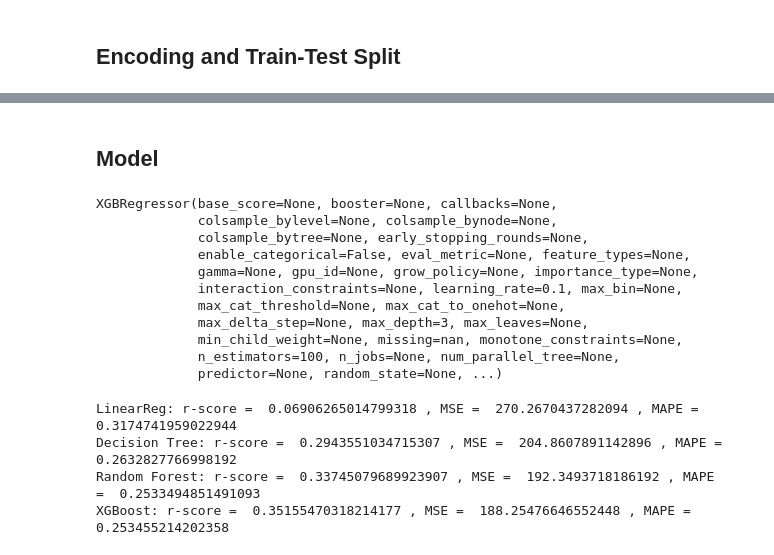
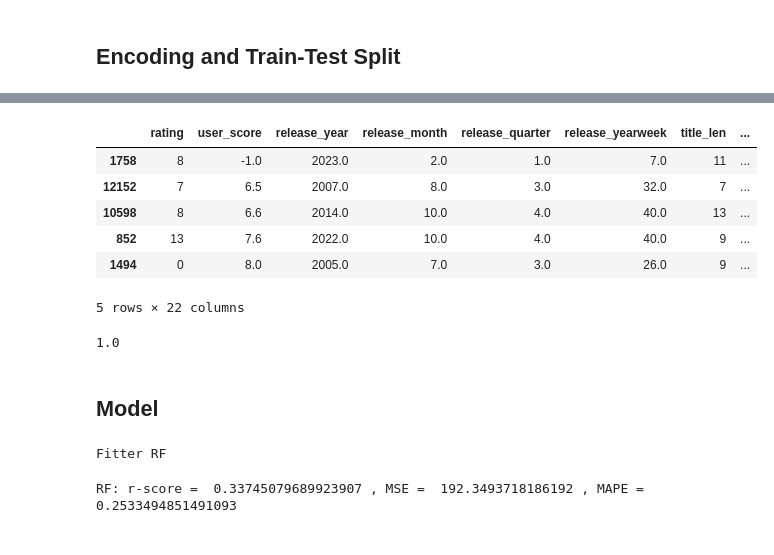
Before and after one commit to shantellesmith/movie_rating_prediction, a Jupyter notebook: notebooks/003_Modelling/Metacritic_Model.ipynb, the cells around one changed output, grey strips where cells are left out. Cells and saved outputs as stored; diff of their text form; code cells hidden in the pictures.

```diff
--- a/notebooks/003_Modelling/Metacritic_Model.ipynb
+++ b/notebooks/003_Modelling/Metacritic_Model.ipynb
@@ -539,3 +115,17 @@ Name: metascore, Length: 97, dtype: int64
+# %%
+X_train.head()
+# %% [output]
+|  | rating | user_score | release_year | release_month | release_quarter | release_yearweek | title_len | ... |
+| 1758 | 8 | -1.0 | 2023.0 | 2.0 | 1.0 | 7.0 | 11 | ... |
+| 12152 | 7 | 6.5 | 2007.0 | 8.0 | 3.0 | 32.0 | 7 | ... |
+| 10598 | 8 | 6.6 | 2014.0 | 10.0 | 4.0 | 40.0 | 13 | ... |
+| 852 | 13 | 7.6 | 2022.0 | 10.0 | 4.0 | 40.0 | 9 | ... |
+| 1494 | 0 | 8.0 | 2005.0 | 7.0 | 3.0 | 26.0 | 9 | ... |
+5 rows × 22 columns
+# %%
+X_train['title_uniq_vs_words'].max()
+# %% [output]
+1.0
 # %% [markdown]
 ## Model
 # %%
@@ -568,18 +158,12 @@ xgboost_reg_model = xgboost_reg_grid.best_estimator_
 # %%
-linear_reg_model.fit(X_train, y_train)
-decision_tree_reg_model.fit(X_train, y_train)
+#linear_reg_model.fit(X_train, y_train)
+#print('Fitter LG')
+#decision_tree_reg_model.fit(X_train, y_train)
+#print('Fitter DT')
 random_forest_reg_model.fit(X_train, y_train)
-xgboost_reg_model.fit(X_train, y_train)
+print('Fitter RF')
+#xgboost_reg_model.fit(X_train, y_train)
+#print('Fitter XGB')
 # %% [output]
-XGBRegressor(base_score=None, booster=None, callbacks=None,
-             colsample_bylevel=None, colsample_bynode=None,
-             colsample_bytree=None, early_stopping_rounds=None,
-             enable_categorical=False, eval_metric=None, feature_types=None,
-             gamma=None, gpu_id=None, grow_policy=None, importance_type=None,
-             interaction_constraints=None, learning_rate=0.1, max_bin=None,
-             max_cat_threshold=None, max_cat_to_onehot=None,
-             max_delta_step=None, max_depth=3, max_leaves=None,
-             min_child_weight=None, missing=nan, monotone_constraints=None,
-             n_estimators=100, n_jobs=None, num_parallel_tree=None,
-             predictor=None, random_state=None, ...)
+Fitter RF
 # %%
@@ -590,23 +174,13 @@ y_pred_xgb = xgboost_reg_model.predict(X_test)
-# %%
-# Step 5: Evaluate the model performance
-print("LinearReg: r-score = ",metrics.r2_score(y_test, y_pred_linear), ", MSE = ",
-      metrics.mean_squared_error(y_test, y_pred_linear),", MAPE = ",
-      metrics.mean_absolute_percentage_error(y_test, y_pred_linear))
-
-print("Decision Tree: r-score = ",metrics.r2_score(y_test, y_pred_dt), ", MSE = ",
-      metrics.mean_squared_error(y_test, y_pred_dt),", MAPE = ",
-      metrics.mean_absolute_percentage_error(y_test, y_pred_dt))
-
-print("Random Forest: r-score = ",metrics.r2_score(y_test, y_pred_rf), ", MSE = ",
-      metrics.mean_squared_error(y_test, y_pred_rf),", MAPE = ",
-      metrics.mean_absolute_percentage_error(y_test, y_pred_rf))
-
-print("XGBoost: r-score = ",metrics.r2_score(y_test, y_pred_xgb), ", MSE = ",
-      metrics.mean_squared_error(y_test, y_pred_xgb),", MAPE = ",
-      metrics.mean_absolute_percentage_error(y_test, y_pred_xgb))
-# %% [output]
-LinearReg: r-score =  0.06906265014799318 , MSE =  270.2670437282094 , MAPE =  0.3174741959022944
-Decision Tree: r-score =  0.2943551034715307 , MSE =  204.8607891142896 , MAPE =  0.2632827766998192
-Random Forest: r-score =  0.33745079689923907 , MSE =  192.3493718186192 , MAPE =  0.2533494851491093
-XGBoost: r-score =  0.35155470318214177 , MSE =  188.25476646552448 , MAPE =  0.253455214202358
+# %%
+# Step 5: Evaluate the model performance
+print("RF: r-score = ",metrics.r2_score(y_test, y_pred_rf), ", MSE = ",
+      metrics.mean_squared_error(y_test, y_pred_rf),", MAPE = ",
+      metrics.mean_absolute_percentage_error(y_test, y_pred_rf))
+
+#LinearReg: r-score =  0.06906265014799318 , MSE =  270.2670437282094 , MAPE =  0.3174741959022944
+#Decision Tree: r-score =  0.2943551034715307 , MSE =  204.8607891142896 , MAPE =  0.2632827766998192
+#Random Forest: r-score =  0.33745079689923907 , MSE =  192.3493718186192 , MAPE =  0.2533494851491093
+#XGBoost: r-score =  0.35155470318214177 , MSE =  188.25476646552448 , MAPE =  0.253455214202358
+# %% [output]
+RF: r-score =  0.33745079689923907 , MSE =  192.3493718186192 , MAPE =  0.2533494851491093
 # %%
```
Also changed, not shown: parts of 72 cells of this notebook, 21 other files.
